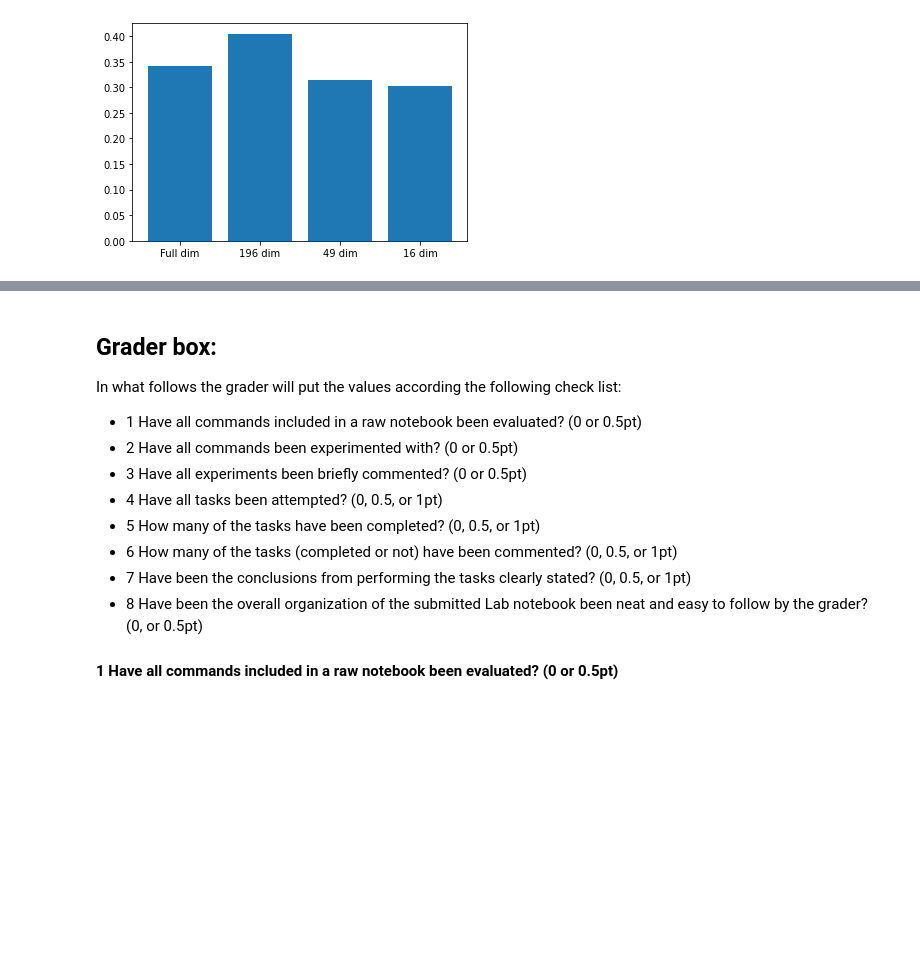
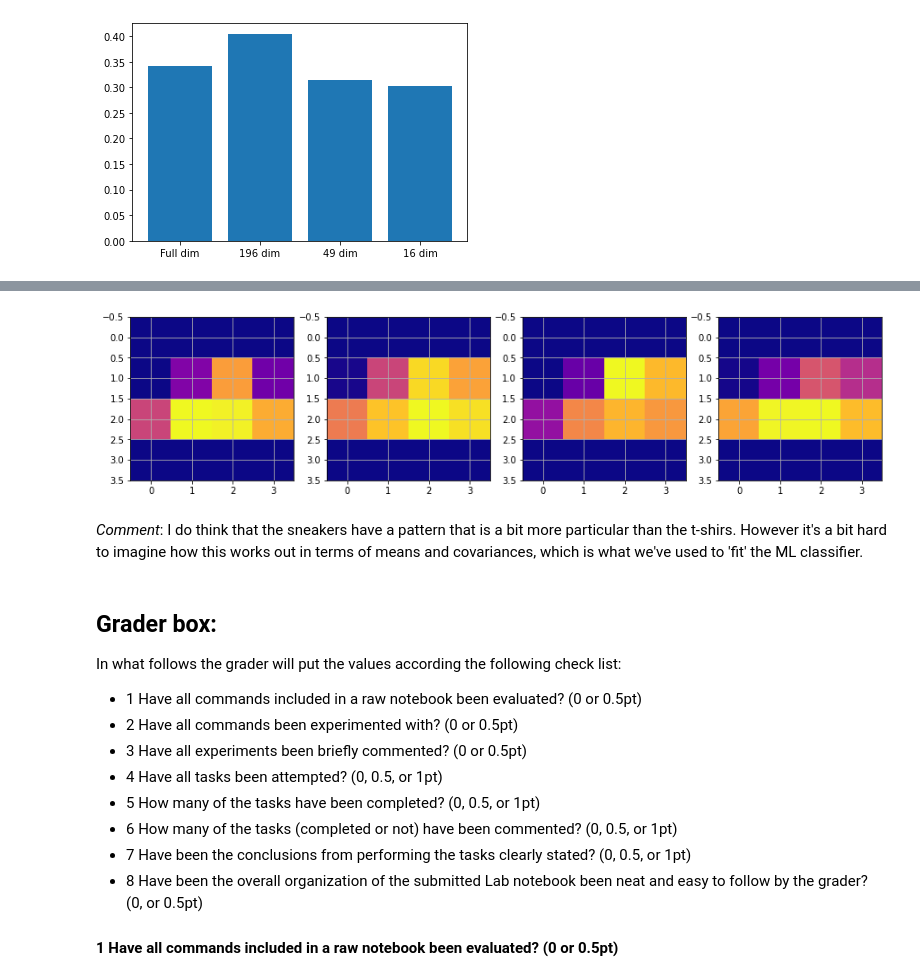
Before and after one commit to sarathiringer/DeepLearningAICourseFall2020, a Jupyter notebook: Lab2Student.ipynb, the cells around one changed output, grey strips where cells are left out. Drawn from its saved outputs; the diff is of its cells as text; code cells hidden in the pictures; blank space fills up the shorter version.

```diff
--- a/Lab2Student.ipynb
+++ b/Lab2Student.ipynb
@@ -1020,3 +1129,17 @@ plt.bar(x, y)
+# %%
+# Plotting the sneakers in 16 dimensions
+plt.figure(figsize=(15,15))
+
+for i in range(4):
+    plt.subplot(141+i)
+    plt.imshow(train_data_dr[train_labels==7][i], cmap = cm.plasma)
+    plt.grid(True)
+
+plt.show()
+# %% [output]
+[figure, added]
+# %% [markdown]
+*Comment*: I do think that the sneakers have a pattern that is a bit more particular than the t-shirs. However it's a bit hard to imagine how this works out in terms of means and covariances, which is what we've used to 'fit' the ML classifier.
 # %% [markdown]
 ## Grader box:
 
```
Also changed, not shown: parts of 17 cells of this notebook.
